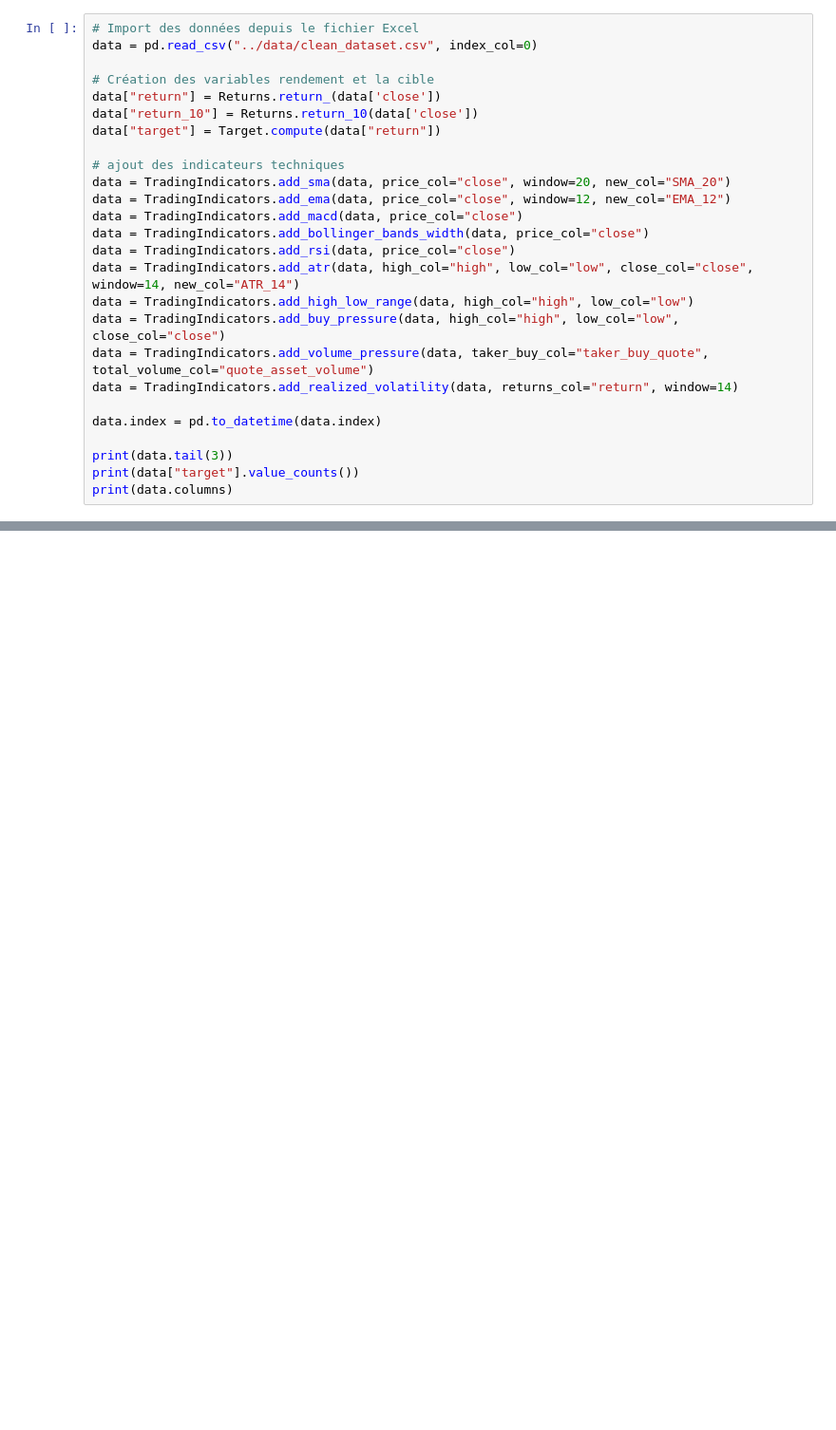
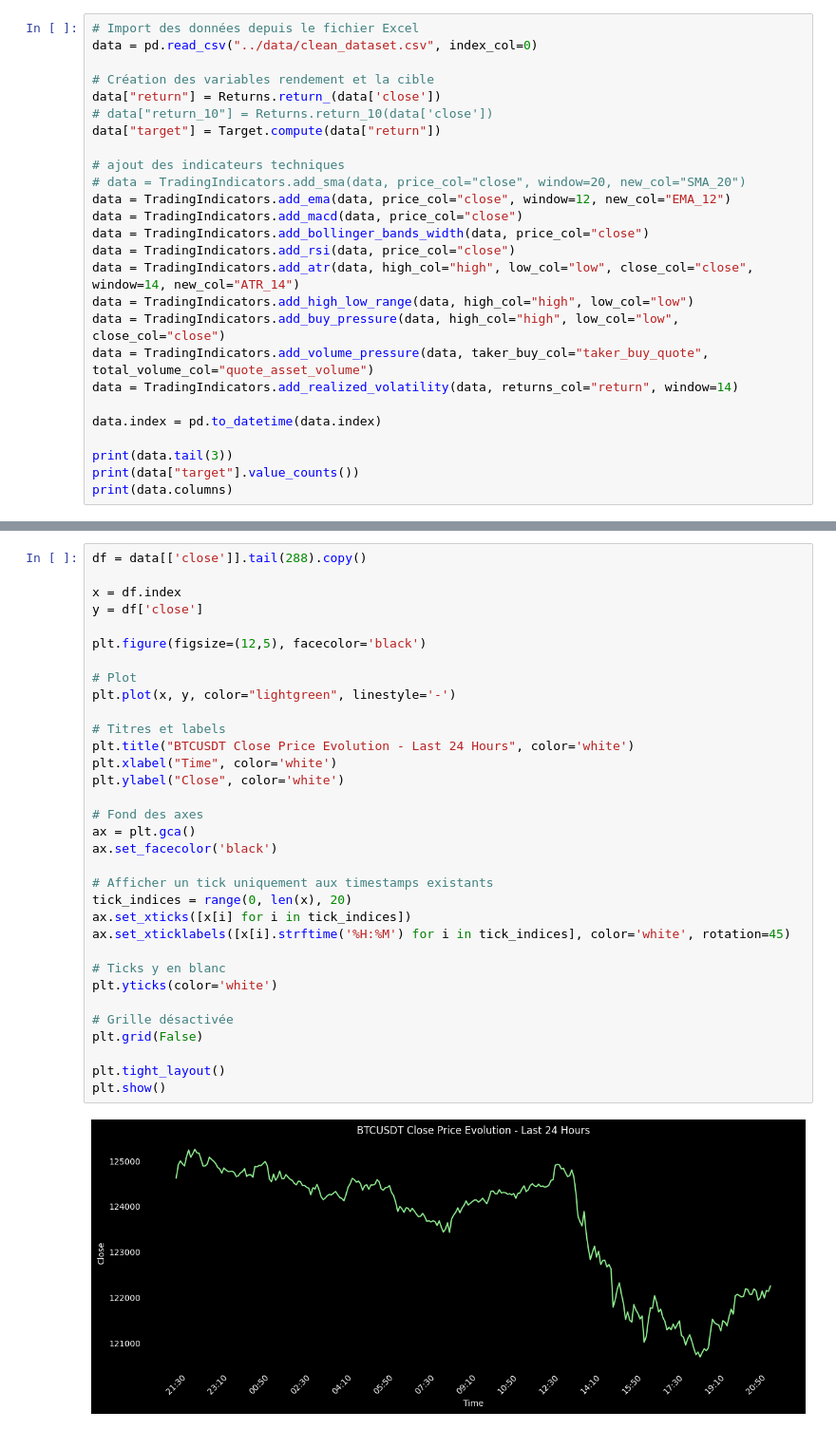
Before and after one commit to nphalier29/bitcoin-price-movement-intraday-prediction, a Jupyter notebook: src/main_test.ipynb, the cells around one changed output, grey strips where cells are left out. Shown at 95% size. Saved outputs shown, nothing was run; the diff lists cells and outputs as text; blank space fills up the shorter version.

```diff
--- a/src/main_test.ipynb
+++ b/src/main_test.ipynb
@@ -56,11 +59,11 @@ data = pd.read_csv("../data/clean_dataset.csv", index_col=0)
 
 # Création des variables rendement et la cible
 data["return"] = Returns.return_(data['close'])
-data["return_10"] = Returns.return_10(data['close'])
+# data["return_10"] = Returns.return_10(data['close'])
 data["target"] = Target.compute(data["return"])
 
 # ajout des indicateurs techniques
-data = TradingIndicators.add_sma(data, price_col="close", window=20, new_col="SMA_20")
+# data = TradingIndicators.add_sma(data, price_col="close", window=20, new_col="SMA_20")
 data = TradingIndicators.add_ema(data, price_col="close", window=12, new_col="EMA_12")
 data = TradingIndicators.add_macd(data, price_col="close")
 data = TradingIndicators.add_bollinger_bands_width(data, price_col="close")
@@ -96 +99,36 @@ open_time
       dtype='object')
+# %%
+df = data[['close']].tail(288).copy()
+
+x = df.index
+y = df['close']
+
+plt.figure(figsize=(12,5), facecolor='black')
+
+# Plot
+plt.plot(x, y, color="lightgreen", linestyle='-')
+
+# Titres et labels
+plt.title("BTCUSDT Close Price Evolution - Last 24 Hours", color='white')
+plt.xlabel("Time", color='white')
+plt.ylabel("Close", color='white')
+
+# Fond des axes
+ax = plt.gca()
+ax.set_facecolor('black')
+
+# Afficher un tick uniquement aux timestamps existants
+tick_indices = range(0, len(x), 20)
+ax.set_xticks([x[i] for i in tick_indices])
+ax.set_xticklabels([x[i].strftime('%H:%M') for i in tick_indices], color='white', rotation=45)
+
+# Ticks y en blanc
+plt.yticks(color='white')
+
+# Grille désactivée
+plt.grid(False)
+
+plt.tight_layout()
+plt.show()
+# %% [output]
+[figure, added]
```
Also changed, not shown: parts of 12 cells of this notebook, 9 other files.
